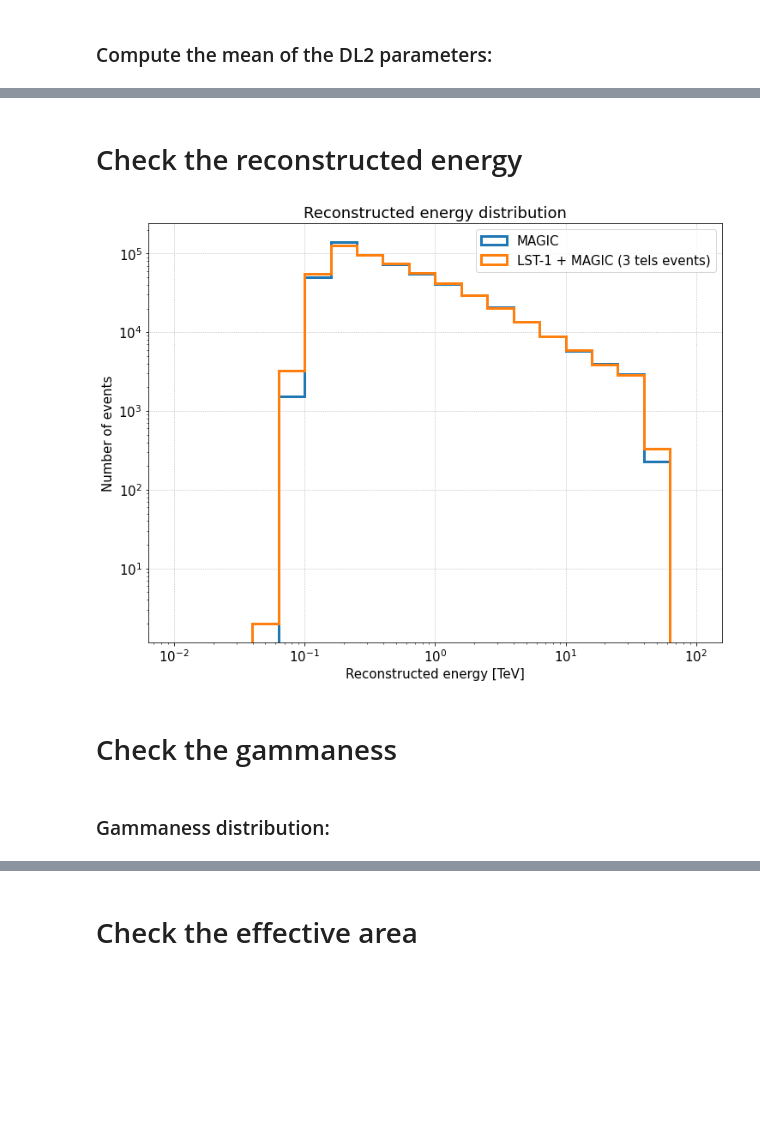
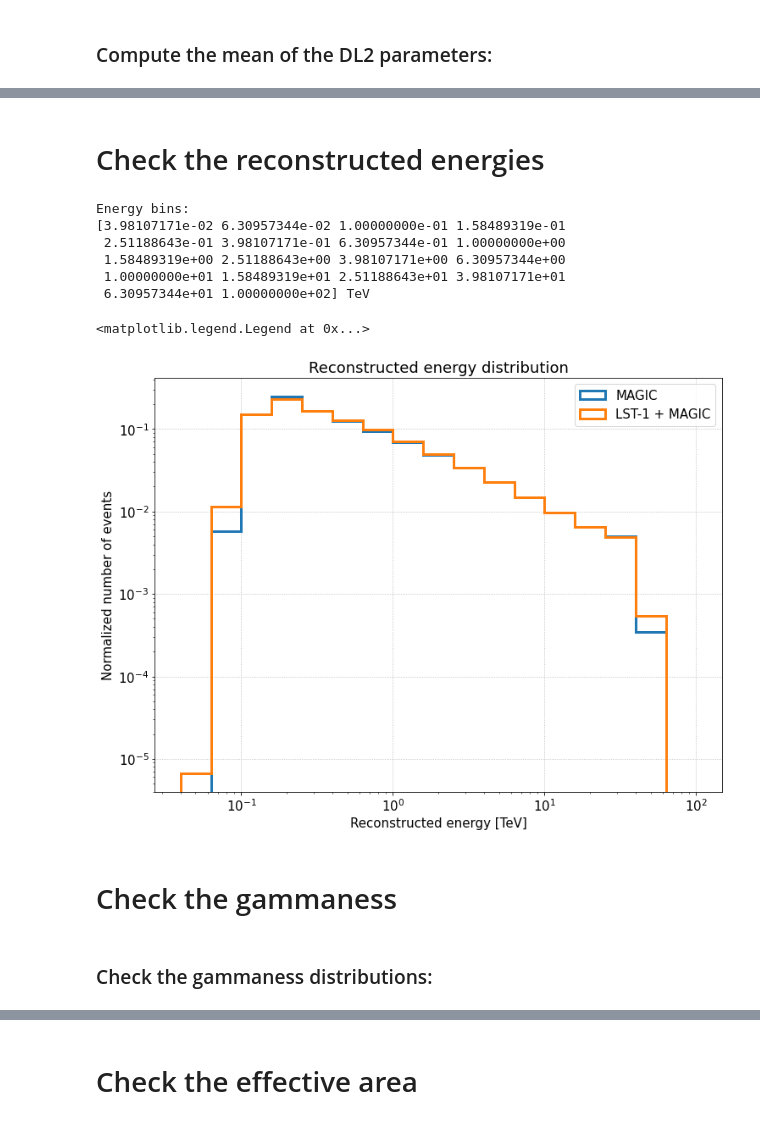
Before and after one commit to cta-observatory/magic-cta-pipe, a Jupyter notebook: notebooks/check_irfs_from_dl2.ipynb, the cells around one changed output, grey strips where cells are left out. Saved outputs shown, nothing was run; the diff lists cells and outputs as text; code cells hidden in the pictures; blank space fills up the shorter version.

```diff
--- a/notebooks/check_irfs_from_dl2.ipynb
+++ b/notebooks/check_irfs_from_dl2.ipynb
@@ -167,7 +199,6 @@ data_mlst.head()
 # %% [markdown]
 ### Compute the mean of the DL2 parameters:
 # %%
-print('Computing the mean of the DL2 parameters...')
 dl2_mlst = get_dl2_mean(data_mlst)
 
 theta = angular_separation(
@@ -178,8 +209,3 @@ theta = angular_separation(
 )
 
 dl2_mlst['theta2'] = theta.to(u.deg).value ** 2
-
-print('\nExtracting only 3-tels events...')
-dl2_mlst.query('combo_type == 3', inplace=True)
-
-print(f'--> Number of events: {len(dl2_mlst)}')
@@ -201,33 +222,50 @@ dl2_mlst.head()
 # %% [markdown]
-# Check the reconstructed energy
+# Check the reconstructed energies
 # %%
+# ================
 # === Settings ===
-bins_eng = np.logspace(-2, 2, 21)
+# ================
 
+energy_bins = np.logspace(-2, 2, 21)[3:]   # unit: [TeV]
+
+# ============
 # === Main ===
+# ============
+
+print('Energy bins:')
+print(energy_bins*u.TeV)
+
 plt.figure()
 plt.title('Reconstructed energy distribution')
 plt.xlabel('Reconstructed energy [TeV]')
-plt.ylabel('Number of events')
+plt.ylabel('Normalized number of events')
 plt.loglog()
+plt.grid()
 
 plt.hist(
-    dl2_magic['reco_energy'].to_numpy(), bins=bins_eng,
+    dl2_magic['reco_energy'].to_numpy(), bins=energy_bins,
+    weights=np.repeat(1/len(dl2_magic), len(dl2_magic)),
     label='MAGIC', histtype='step', linewidth=3,
 )
 
 plt.hist(
-    dl2_mlst['reco_energy'].to_numpy(), bins=bins_eng,
-    label='LST-1 + MAGIC (3 tels events)', histtype='step', linewidth=3,
+    dl2_mlst['reco_energy'].to_numpy(), bins=energy_bins,
+    weights=np.repeat(1/len(dl2_mlst), len(dl2_mlst)),
+    label='LST-1 + MAGIC', histtype='step', linewidth=3,
 )
 
-plt.grid()
 plt.legend()
-plt.show()
 # %% [output]
+Energy bins:
+[3.98107171e-02 6.30957344e-02 1.00000000e-01 1.58489319e-01
+ 2.51188643e-01 3.98107171e-01 6.30957344e-01 1.00000000e+00
+ 1.58489319e+00 2.51188643e+00 3.98107171e+00 6.30957344e+00
+ 1.00000000e+01 1.58489319e+01 2.51188643e+01 3.98107171e+01
+ 6.30957344e+01 1.00000000e+02] TeV
+<matplotlib.legend.Legend at 0x...>
-[figure, old version]
+[figure, new version]
 # %% [markdown]
 # Check the gammaness
-# %% [markdown]
-### Gammaness distribution:
+# %% [markdown]
+### Check the gammaness distributions:
 # %%
```
Also changed, not shown: parts of 71 cells of this notebook, 4 other files.
